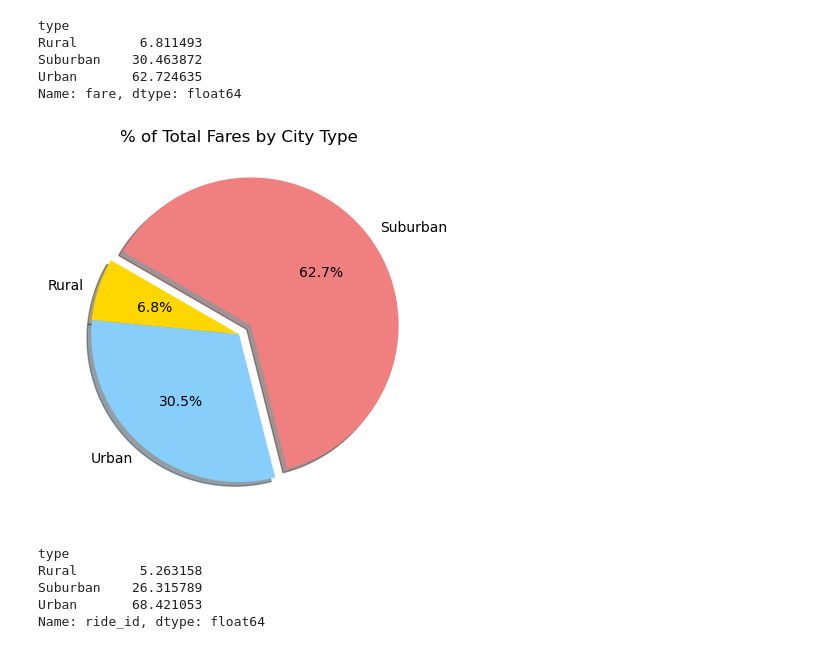
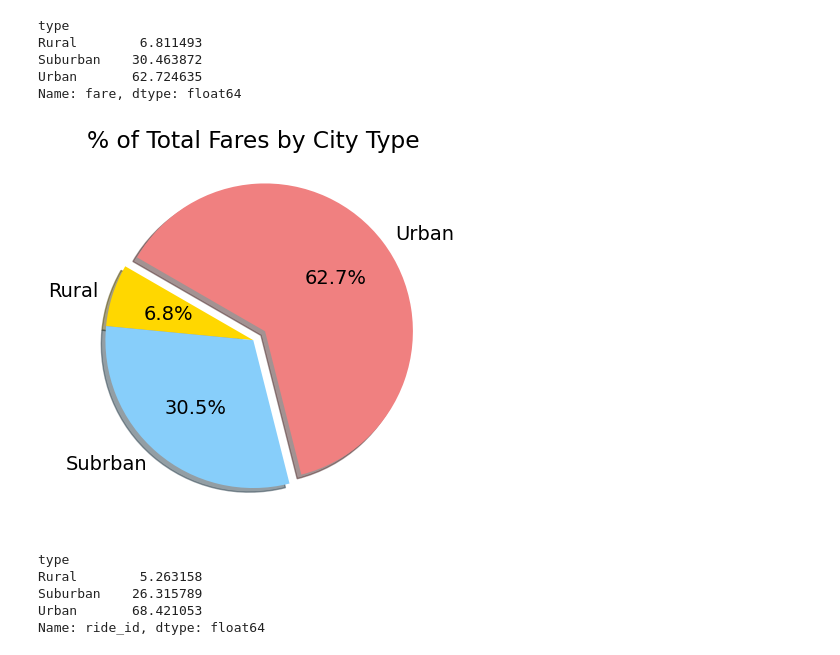
Before and after one commit to JGarza4903/PyBer_Analysis, a Jupyter notebook: PyBer.ipynb, the cells around one changed output. Saved outputs shown, nothing was run; the diff lists cells and outputs as text; code cells hidden in the pictures.

Commit message:
uploading final pie chart

```diff
--- a/PyBer.ipynb
+++ b/PyBer.ipynb
@@ -801,25 +801,25 @@ Name: fare, dtype: float64
 # %%
 # Build the percentage of fares by city type pie chart.
 # Import mpl to change the plot configurations using rcParams.
 import matplotlib as mpl
-city_type=['Rural','Urban','Suburban']
+city_type=['Rural','Subrban','Urban']
 
 #Build Pie Chart
 plt.pie(type_percents,
         labels=city_type,
        explode = [0,0,0.1],
         colors=['gold', 'lightskyblue', 'lightcoral'],
        autopct='%1.1f%%',
        shadow=True, startangle=150)
 #Create title
 plt.title('% of Total Fares by City Type')
 #change font size
 mpl.rcParams['font.size']=14
 #save figure
 plt.savefig('Analysis/Fig5.png')
 plt.show()
 # %% [output]
-[figure, old version]
+[figure, new version]
 # %%
 ride_percents=100*pyber_data_df.groupby(['type']).count()['ride_id']/pyber_data_df['ride_id'].count()
 ride_percents
```
Also changed, not shown: parts of 6 cells of this notebook, 3 other files.
